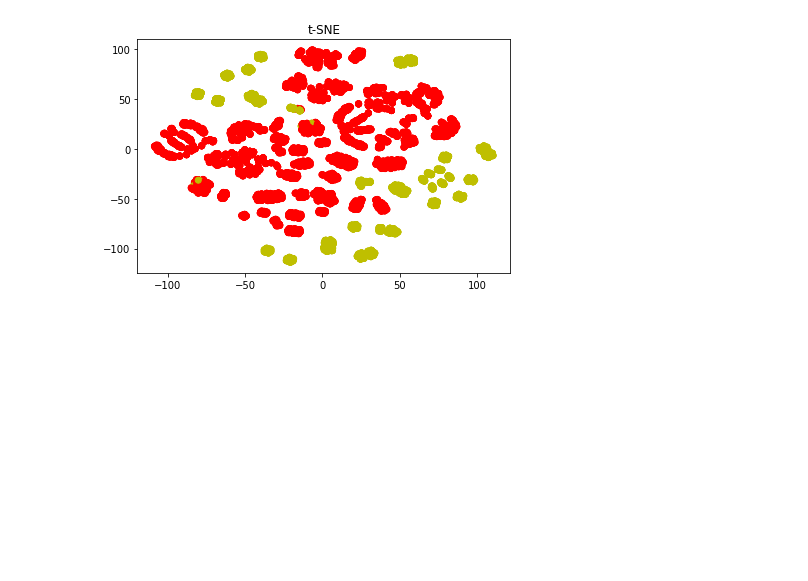
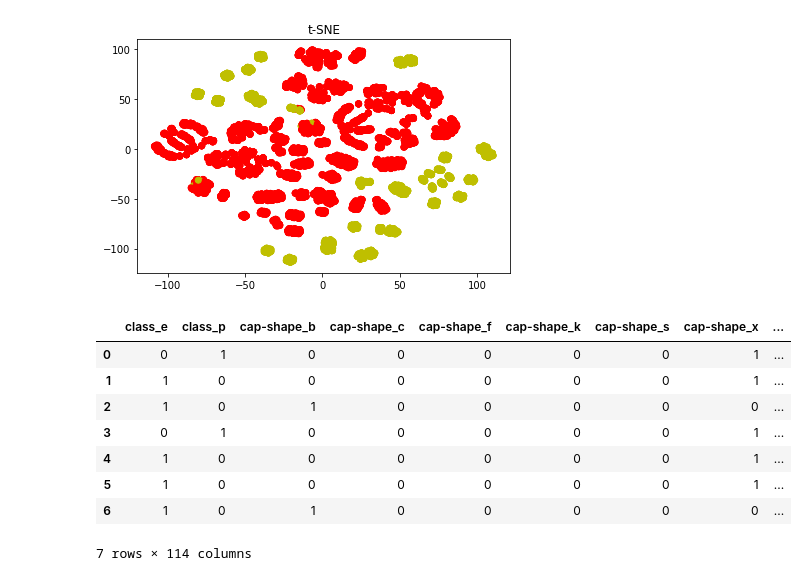
Before and after one commit to Data-Competition/Super-Mario, a Jupyter notebook: mushroom-report-v1.ipynb, the cells around one changed output. Drawn from its saved outputs; the diff is of its cells as text; code cells hidden in the pictures; blank space fills up the shorter version.

```diff
--- a/mushroom-report-v1.ipynb
+++ b/mushroom-report-v1.ipynb
@@ -347,3 +347,23 @@ plt.show()
 [t-SNE] KL divergence after 250 iterations with early exaggeration: 12.692382
 [t-SNE] Error after 1000 iterations: 0.413679
 [figure]
+# %%
+# again... with one-hot-encoded data
+dataset = "./data/mushrooms.csv"
+
+df = pd.read_csv(dataset)  # read DataSet
+df.drop('stalk-root', axis=1, inplace=True)
+
+for col in df.columns:
+    df = pd.get_dummies(df, columns=[col])
+df.head(7)
+# %% [output]
+|  | class_e | class_p | cap-shape_b | cap-shape_c | cap-shape_f | cap-shape_k | cap-shape_s | cap-shape_x | ... |
+| 0 | 0 | 1 | 0 | 0 | 0 | 0 | 0 | 1 | ... |
+| 1 | 1 | 0 | 0 | 0 | 0 | 0 | 0 | 1 | ... |
+| 2 | 1 | 0 | 1 | 0 | 0 | 0 | 0 | 0 | ... |
+| 3 | 0 | 1 | 0 | 0 | 0 | 0 | 0 | 1 | ... |
+| 4 | 1 | 0 | 0 | 0 | 0 | 0 | 0 | 1 | ... |
+| 5 | 1 | 0 | 0 | 0 | 0 | 0 | 0 | 1 | ... |
+| 6 | 1 | 0 | 1 | 0 | 0 | 0 | 0 | 0 | ... |
+7 rows × 114 columns
```
Also changed, not shown: parts of 7 cells of this notebook, 3 other files.
